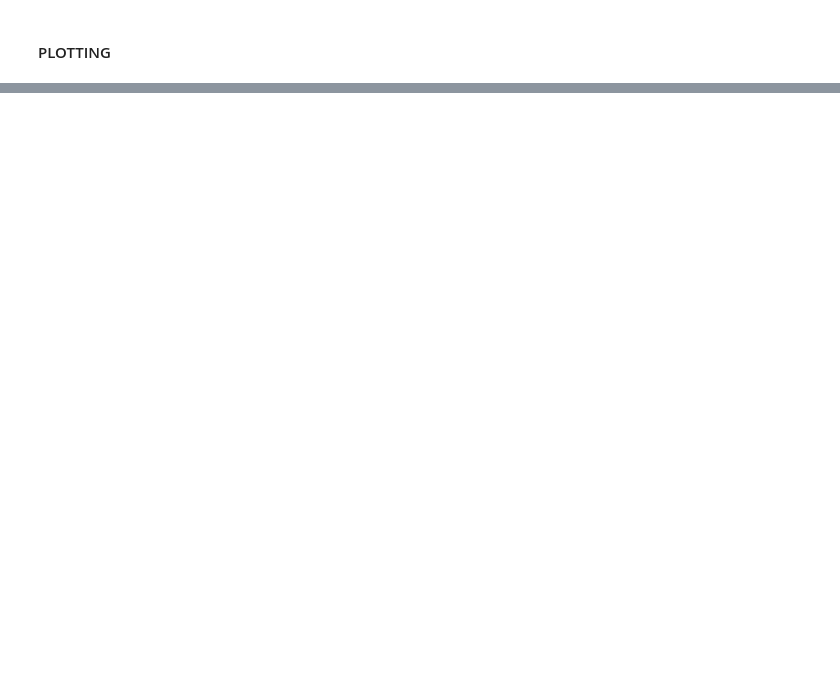
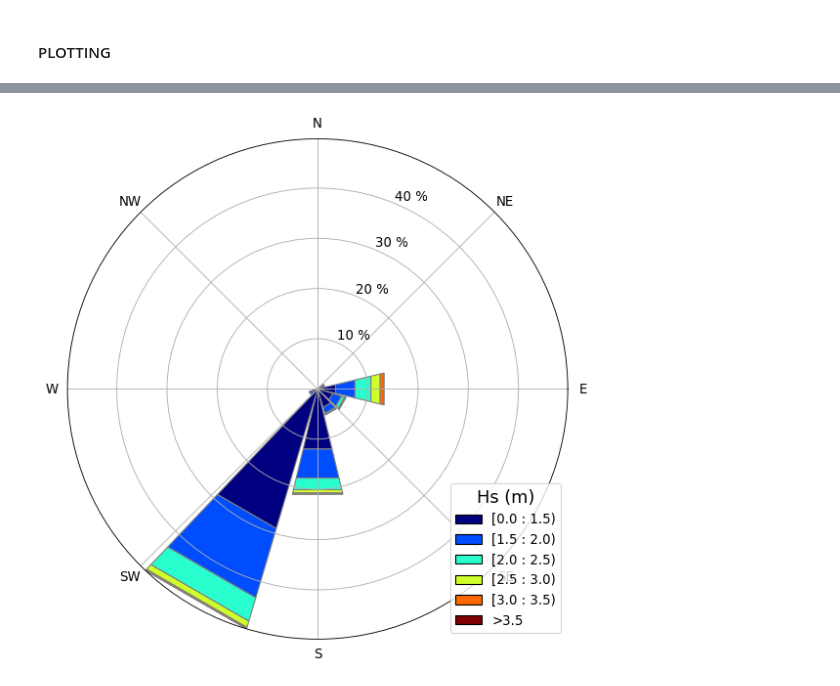
Before and after one commit to james-th94/NaturalShorelineVariability_Grassy, a Jupyter notebook: src/Notebooks/WaveRoses.ipynb, the cells around one changed output, grey strips where cells are left out. Saved outputs shown, nothing was run; the diff lists cells and outputs as text; code cells hidden in the pictures; blank space fills up the shorter version.

```diff
--- a/src/Notebooks/WaveRoses.ipynb
+++ b/src/Notebooks/WaveRoses.ipynb
@@ -308,6 +287,24 @@ def windRosePlotSeasonalNeg(df = dfAll, climateIdx = 'SAMI', season = 'Winter'):
     ax.set_yticks(yRange)
     ax.set_yticklabels(yTicks, fontsize = fontsizeSmall)
 
-    plt.savefig(plotName, dpi = resolution, bbox_inches='tight')
+    #plt.savefig(plotName, dpi = resolution, bbox_inches='tight')
     plt.show()
+
+def windRosePlotSeasonalPos(df = dfAll, climateIdx = 'SAMI', season = 'Winter'):
+    ax = WindroseAxes.from_ax()
+    ax.bar(direction = df.loc[(df[climateIdx] > 0) & (df['Season'] == season), directionCol],
+           var = df.loc[(df[climateIdx] > 0) & (df['Season'] == season), heightCol],
+           bins = binsRange, nsector = sectors, opening = 1.0 - gap, normed=True, edgecolor = edgeCol, cmap = colorScale)
+
+    # Plot a legend
+    ax.legend(title = legTitle, decimal_places = roundingDec, fontsize = fontsizeSmall,
+              loc = labelLoc)
+
+    # Fix the labelling
+    ax.set_xticklabels(compassValues, fontsize = fontsizeSmall)
+    ax.set_yticks(yRange)
+    ax.set_yticklabels(yTicks, fontsize = fontsizeSmall)
+
+    #plt.savefig(plotName, dpi = resolution, bbox_inches='tight')
+    plt.show()
 # %%
@@ -320,0 +322,4 @@ windRosePlotSeasonalPos(df = dfAllave)
+# %%
+windRosePlotSeasonalPos(df = dfAllave, season = 'Summer')
+# %% [output]
+[figure, added]
```
Also changed, not shown: parts of 14 cells of this notebook, 1 other file.
